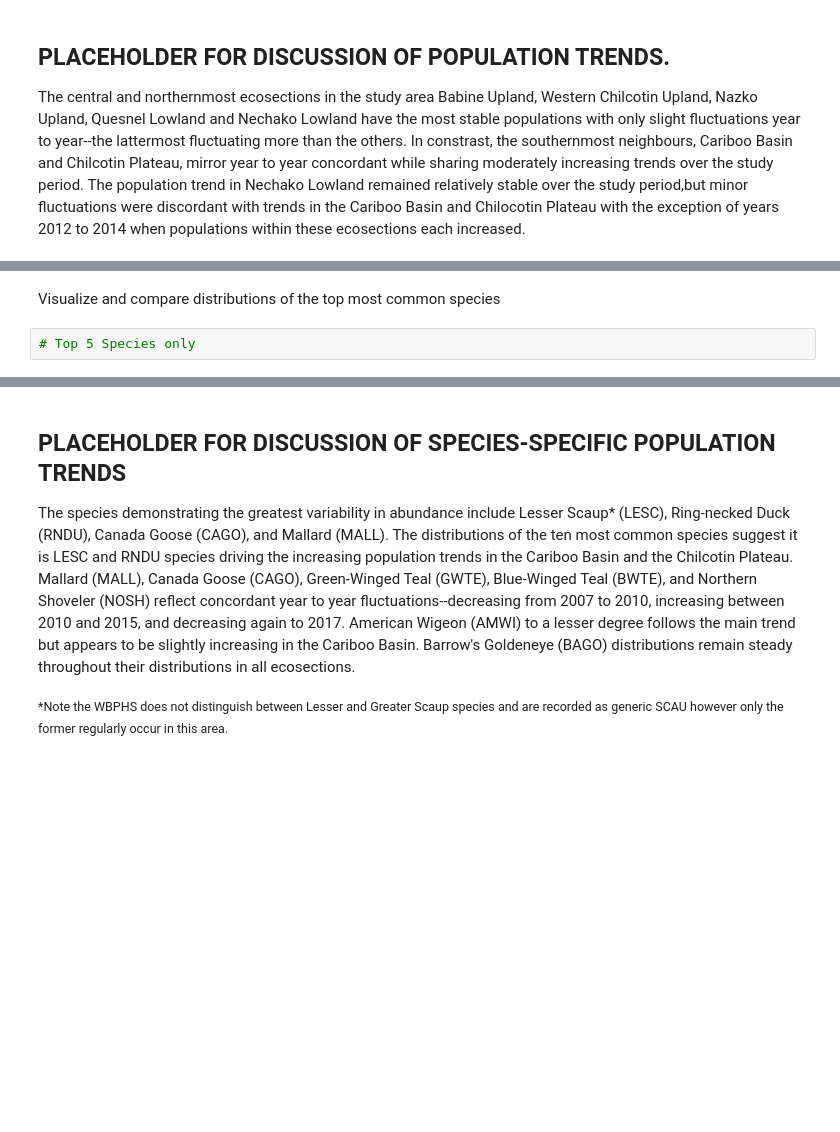
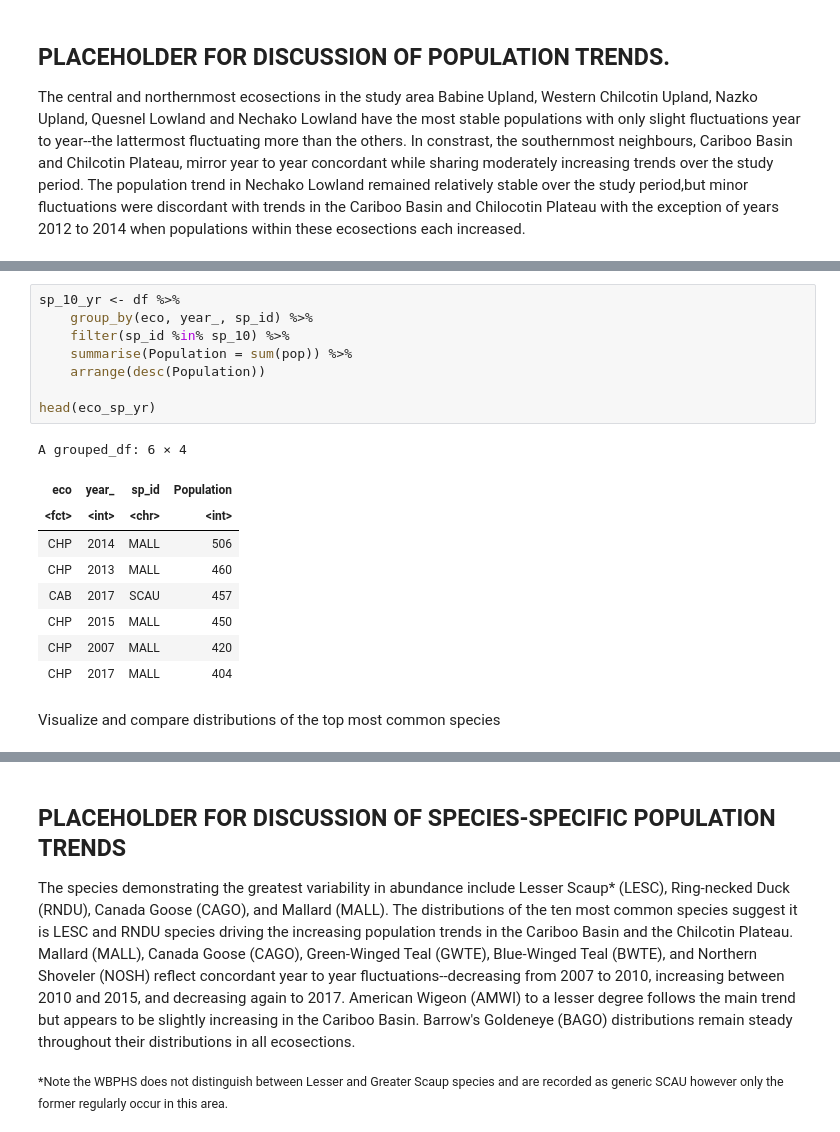
Before and after one commit to Yuhash/iws, a Jupyter notebook: IWS_Notebook.ipynb, the cells around one changed output, grey strips where cells are left out. Drawn from its saved outputs; the diff is of its cells as text; blank space fills up the shorter version.

```diff
--- a/IWS_Notebook.ipynb
+++ b/IWS_Notebook.ipynb
@@ -329,7 +330,23 @@ h + geom_smooth(method = "auto", size = 0.5, se = F)
+# %%
+sp_10_yr <- df %>%
+    group_by(eco, year_, sp_id) %>%
+    filter(sp_id %in% sp_10) %>%
+    summarise(Population = sum(pop)) %>%
+    arrange(desc(Population))
+
+head(eco_sp_yr)
+# %% [output]
+A grouped_df: 6 × 4
+| eco | year_ | sp_id | Population |
+| <fct> | <int> | <chr> | <int> |
+| CHP | 2014 | MALL | 506 |
+| CHP | 2013 | MALL | 460 |
+| CAB | 2017 | SCAU | 457 |
+| CHP | 2015 | MALL | 450 |
+| CHP | 2007 | MALL | 420 |
+| CHP | 2017 | MALL | 404 |
 # %% [markdown]
 Visualize and compare distributions of the top most common species
-# %%
-# Top 5 Species only
 # %%
 # Total Abundance
 
```
Also changed, not shown: parts of 11 cells of this notebook.
